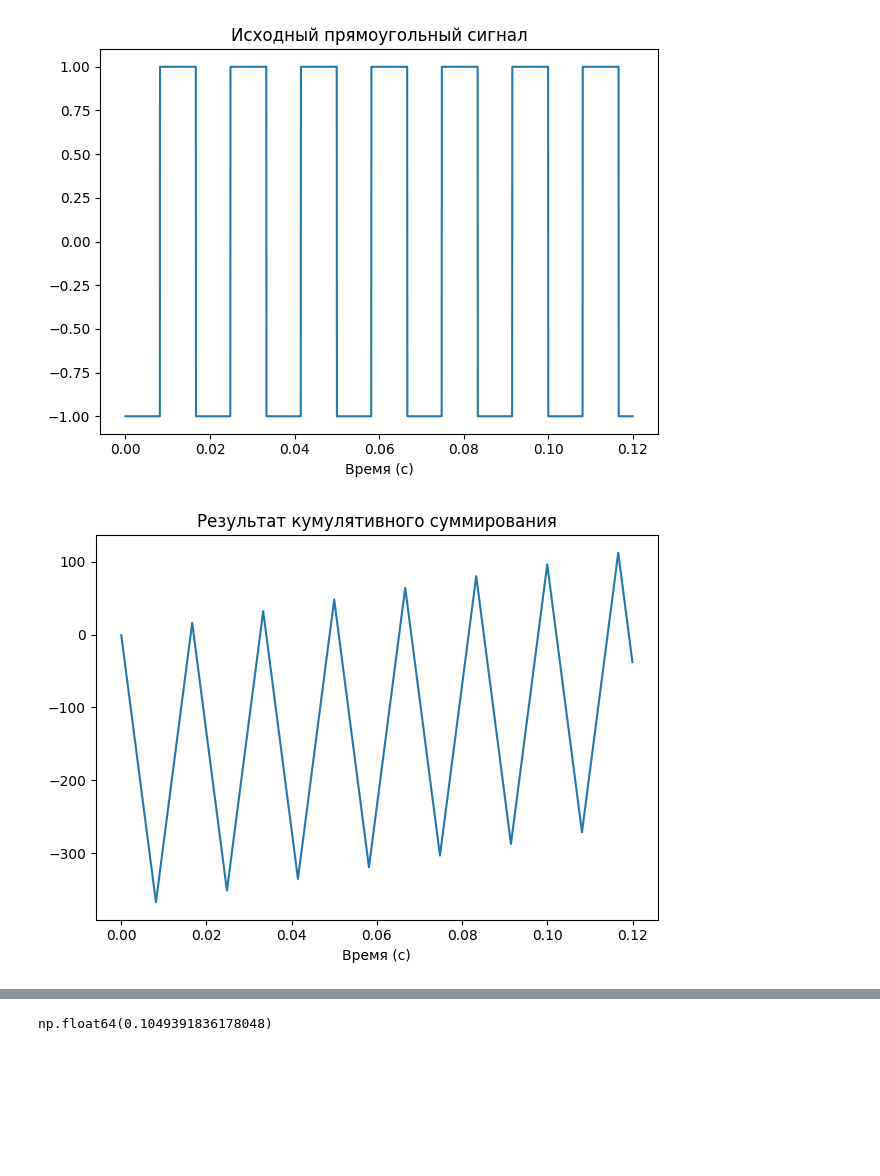
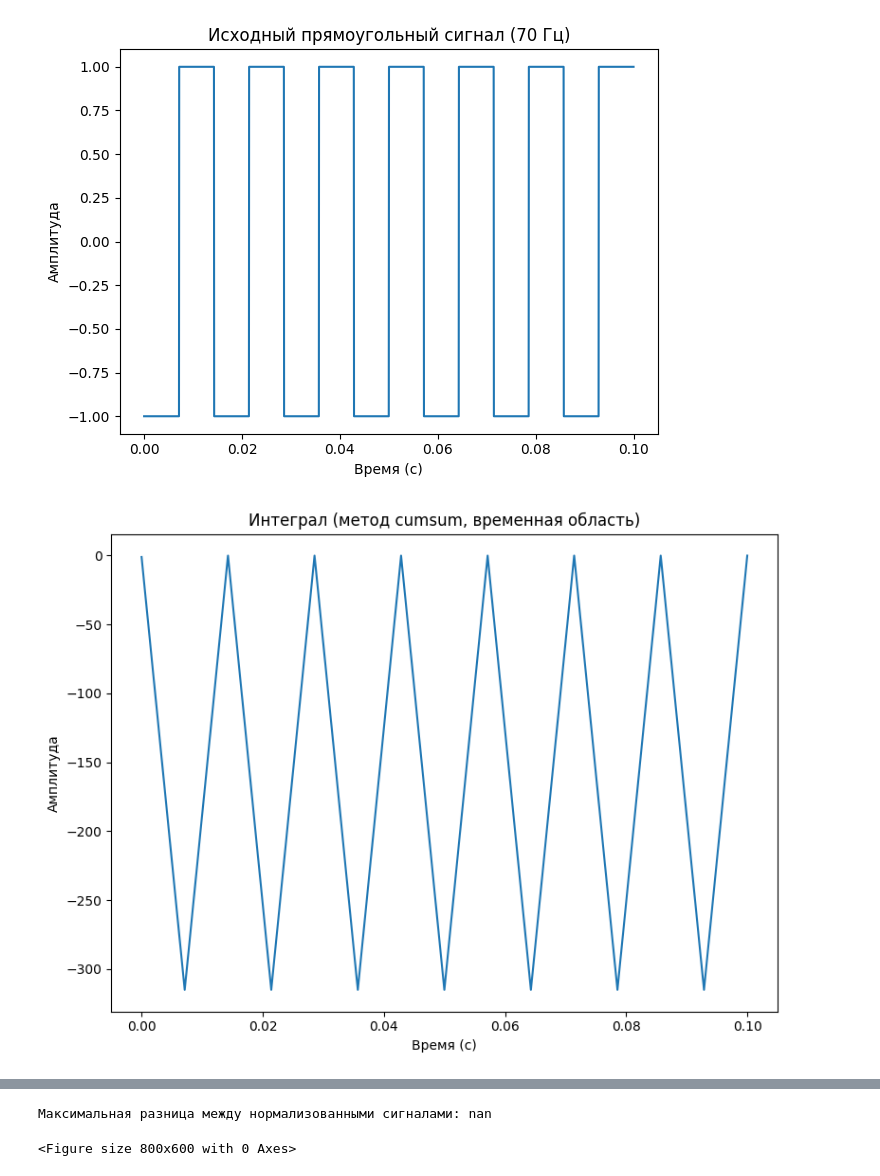
Before and after one commit to ReFlex-cmd/ThinkDSP, a Jupyter notebook: code/lab9.ipynb, the cells around one changed output, grey strips where cells are left out. Cells and saved outputs as stored; diff of their text form; code cells hidden in the pictures; blank space fills up the shorter version.

```diff
--- a/code/lab9.ipynb
+++ b/code/lab9.ipynb
@@ -124,31 +168,45 @@ plt.show()
 # %%
+# --- Упражнение 9.3: Сравнение методов интегрирования для прямоугольного сигнала ---
+TEST_FREQ_SQUARE = 70 # Изменим частоту
+# Используем те же SAMPLING_RATE_HIGH и DURATION_SHORT, что и в предыдущем упражнении
 
+# Генерация прямоугольного сигнала
+square_wave_generator = SquareSignal(freq=TEST_FREQ_SQUARE)
+source_square_wave = square_wave_generator.make_wave(duration=DURATION_SHORT, framerate=SAMPLING_RATE_HIGH)
 
-square_gen = SquareSignal(freq=60)
-square_wave = square_gen.make_wave(duration=0.12, framerate=45000)
-square_wave.plot()
-plt.title("Исходный прямоугольный сигнал")
-decorate(xlabel='Время (с)')
-plt.show()
+# Исходный сигнал
+source_square_wave.plot()
+decorate(xlabel='Время (с)', ylabel='Амплитуда', title=f"Исходный прямоугольный сигнал ({TEST_FREQ_SQUARE} Гц)")
+thinkplot.show()
 
-cumsum_square = square_wave.cumsum()
-cumsum_square.plot()
-plt.title("Результат кумулятивного суммирования")
-decorate(xlabel='Время (с)')
-plt.show()
+# Кумулятивное суммирование (метод cumsum)
+cumsum_temporal_square = source_square_wave.cumsum()
+cumsum_temporal_square.plot()
+decorate(xlabel='Время (с)', ylabel='Амплитуда', title="Интеграл (метод cumsum, временная область)")
+thinkplot.show()
 
-square_spec = square_wave.make_spectrum().integrate()
-square_spec.hs[0] = 0
-integ_square = square_spec.make_wave()
-integ_square.plot()
-plt.title("Результат спектрального интегрирования")
-decorate(xlabel='Время (с)')
-plt.show()
+# Интегрирование в частотной области (метод integrate)
+# spectrum.integrate() делит на (j * 2 * pi * f)
+integrated_spectral_square_spectrum = source_square_wave.make_spectrum().integrate()
+# Обработка DC компоненты: в thinkdsp integrate устанавливает hs[0]=0, что корректно для многих случаев
+# Если бы мы хотели сохранить DC смещение от исходного, потребовалась бы другая логика
+integrated_spectral_square_wave = integrated_spectral_square_spectrum.make_wave()
 
-cumsum_square.unbias()
-cumsum_square.normalize()
-integ_square.normalize()
-cumsum_square.max_diff(integ_square)
+integrated_spectral_square_wave.plot()
+decorate(xlabel='Время (с)', ylabel='Амплитуда', title="Интеграл (спектральный метод)")
+thinkplot.show()
+
+# Сравнение результатов после нормализации и удаления смещения
+# Это важно, так как методы могут давать разные смещения и масштабы
+temp_cumsum_square = cumsum_temporal_square.copy() # Работаем с копиями
+temp_integrated_square = integrated_spectral_square_wave.copy()
+
+temp_cumsum_square.unbias()
+temp_cumsum_square.normalize()
+temp_integrated_square.normalize() # Спектральный метод уже может быть без смещения из-за hs[0]=0
+
+max_difference = temp_cumsum_square.max_diff(temp_integrated_square)
+print(f"Максимальная разница между нормализованными сигналами: {max_difference:.2e}")
 # %% [output]
-[figure, old version]
+[figure, new version]
-[figure, old version]
+[figure, new version]
@@ -156,2 +214,3 @@ cumsum_square.max_diff(integ_square)
-np.float64(0.1049391836178048)
+Максимальная разница между нормализованными сигналами: nan
+<Figure size 800x600 with 0 Axes>
 # %% [markdown]
```
Also changed, not shown: parts of 11 cells of this notebook, 8 other files.
